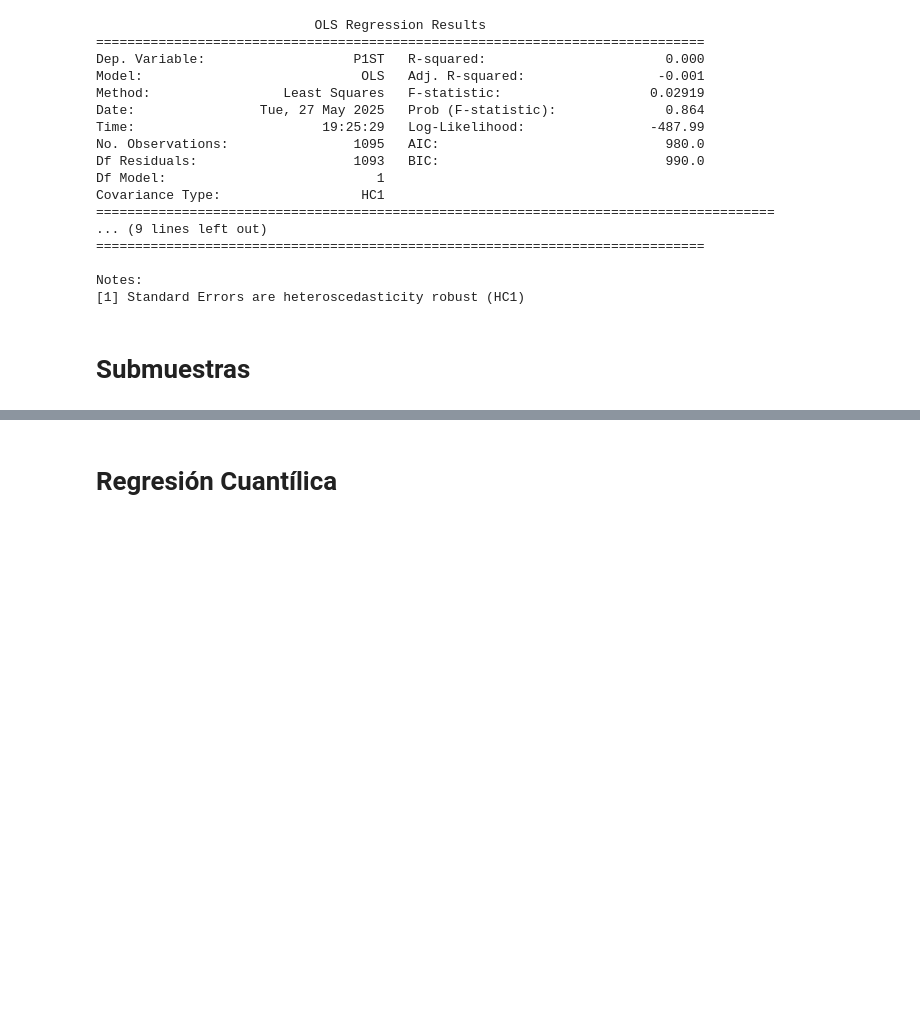
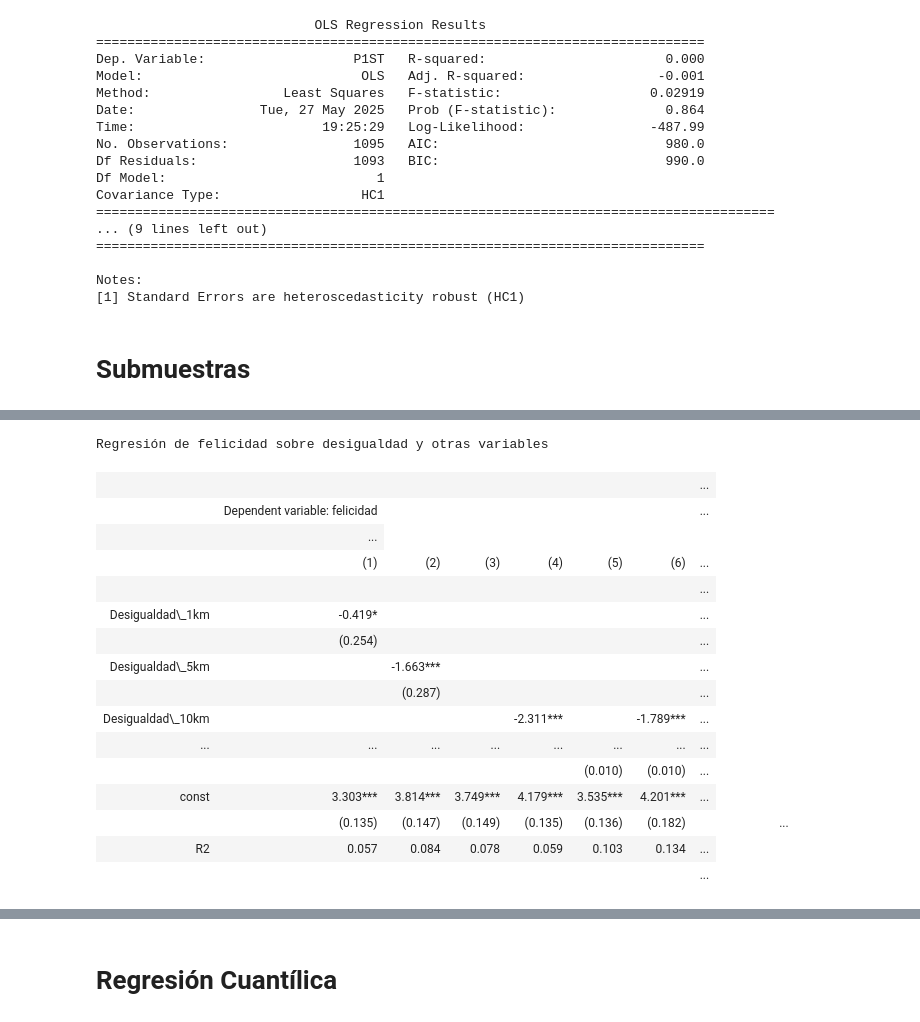
Before and after one commit to LCaravaggio/FelicidadDesigualdad, a Jupyter notebook: Resultados.ipynb, the cells around one changed output, grey strips where cells are left out. Cells and saved outputs as stored; diff of their text form; code cells hidden in the pictures; blank space fills up the shorter version.

```diff
--- a/Resultados.ipynb
+++ b/Resultados.ipynb
@@ -117,6 +119,6 @@ plt.show()
 # %%
 # Definir variables
-X = ciudades["Desigualdad_15km"].replace([np.inf, -np.inf], np.nan)
+X = ciudades["Desigualdad_10km"].replace([np.inf, -np.inf], np.nan)
 y = ciudades["P1ST"].replace([np.inf, -np.inf], np.nan)
 
 # Filtrar filas con NaN en X o y
@@ -475,7 +478,7 @@ import statsmodels.api as sm
 from stargazer.stargazer import Stargazer
 
 # Definir variables
-X_full = ciudades[["Desigualdad_1km", "Desigualdad_5km","Desigualdad_10km", "Desigualdad_15km","redes", "ingreso_subjetivo", "capital", "años_estudio", "desigualdad_subjetiva", "aceptacion_desigualdad"]].replace([np.inf, -np.inf], np.nan)
+X_full = ciudades[["Desigualdad_1km", "Desigualdad_5km","Desigualdad_10km", "Desigualdad_15km","redes", "ingreso_subjetivo", "capital", "años_estudio", "desigualdad_subjetiva", "aceptacion_desigualdad", "inflacion", "pobreza"]].replace([np.inf, -np.inf], np.nan)
 y = ciudades["felicidad"].replace([np.inf, -np.inf], np.nan)
 
 # Filtrar filas con NaN en X o y
@@ -486,12 +489,12 @@ X_full, y = X_full[mask], y[mask]
 X_full = sm.add_constant(X_full)
 
 # Especificaciones del modelo
-X_spec1 = X_full[["const", "Desigualdad_1km", "redes", "ingreso_subjetivo", "capital", "años_estudio"]]  # Modelo 1
-X_spec2 = X_full[["const", "Desigualdad_5km", "redes", "ingreso_subjetivo", "capital", "años_estudio"]]  # Modelo 2
-X_spec3 = X_full[["const","Desigualdad_15km", "redes", "ingreso_subjetivo", "capital", "años_estudio"]]
+X_spec1 = X_full[["const", "Desigualdad_1km", "redes", "ingreso_subjetivo", "capital", "años_estudio", "inflacion", "pobreza"]]  # Modelo 1
+X_spec2 = X_full[["const", "Desigualdad_5km", "redes", "ingreso_subjetivo", "capital", "años_estudio", "inflacion", "pobreza"]]  # Modelo 2
+X_spec3 = X_full[["const","Desigualdad_15km", "redes", "ingreso_subjetivo", "capital", "años_estudio", "inflacion", "pobreza"]]
 X_spec4 = X_full[["const", "Desigualdad_10km"]]
-X_spec5 = X_full[["const","redes", "ingreso_subjetivo", "capital", "años_estudio", "desigualdad_subjetiva", "aceptacion_desigualdad"]]
-X_spec6 = X_full[["const","Desigualdad_10km","redes", "ingreso_subjetivo", "capital", "años_estudio", "desigualdad_subjetiva", "aceptacion_desigualdad"]]
+X_spec5 = X_full[["const","redes", "ingreso_subjetivo", "capital", "años_estudio", "desigualdad_subjetiva", "aceptacion_desigualdad", "inflacion", "pobreza"]]
+X_spec6 = X_full[["const","Desigualdad_10km","redes", "ingreso_subjetivo", "capital", "años_estudio", "desigualdad_subjetiva", "aceptacion_desigualdad", "inflacion", "pobreza"]]
 
 # Ajustar modelos
 modelo1 = sm.OLS(y, X_spec1).fit(cov_type='HC1')
@@ -505,7 +508,7 @@ modelo6 = sm.OLS(y, X_spec6).fit(cov_type='HC1')
 stargazer = Stargazer([modelo1, modelo2, modelo3, modelo4, modelo5, modelo6])
 stargazer.title("Regresión de felicidad sobre desigualdad y otras variables")
 stargazer.significance_levels([0.1, 0.05, 0.01])  # Definir niveles de significancia
-stargazer.covariate_order(["Desigualdad_1km", "Desigualdad_5km","Desigualdad_10km","Desigualdad_15km", "redes", "ingreso_subjetivo", "capital", "años_estudio", "desigualdad_subjetiva",  "aceptacion_desigualdad", "const"])
+stargazer.covariate_order(["Desigualdad_1km", "Desigualdad_5km","Desigualdad_10km","Desigualdad_15km", "redes", "ingreso_subjetivo", "capital", "años_estudio",  "inflacion", "pobreza","desigualdad_subjetiva",  "aceptacion_desigualdad","const"])
 
 # Remover estadísticos no deseados
 stargazer.show_f_statistic = False
@@ -529,6 +532,29 @@ latex_output = latex_output.replace(r"\end{table}", custom_note + r"\end{table}"
 # Guardar en un archivo .tex
 with open("tabla_modelos.tex", "w") as f:
     f.write(latex_output)
+# %%
+from IPython.display import display, HTML
+
+html_output = stargazer.render_html()
+display(HTML(html_output))
+# %% [output]
+Regresión de felicidad sobre desigualdad y otras variables
+|  |  |  |  |  |  |  | ... |
+|  | Dependent variable: felicidad |  |  |  |  |  | ... |
+|  | ... |
+|  | (1) | (2) | (3) | (4) | (5) | (6) | ... |
+|  |  |  |  |  |  |  | ... |
+| Desigualdad\_1km | -0.419* |  |  |  |  |  | ... |
+|  | (0.254) |  |  |  |  |  | ... |
+| Desigualdad\_5km |  | -1.663*** |  |  |  |  | ... |
+|  |  | (0.287) |  |  |  |  | ... |
+| Desigualdad\_10km |  |  |  | -2.311*** |  | -1.789*** | ... |
+| ... | ... | ... | ... | ... | ... | ... | ... |
+|  |  |  |  |  | (0.010) | (0.010) | ... |
+| const | 3.303*** | 3.814*** | 3.749*** | 4.179*** | 3.535*** | 4.201*** | ... |
+|  | (0.135) | (0.147) | (0.149) | (0.135) | (0.136) | (0.182) |  |  |  |  |  | ... |
+| R2 | 0.057 | 0.084 | 0.078 | 0.059 | 0.103 | 0.134 | ... |
+|  |  |  |  |  |  |  | ... |
 # %%
 import pandas as pd
 
```
Also changed, not shown: parts of 18 cells of this notebook.
